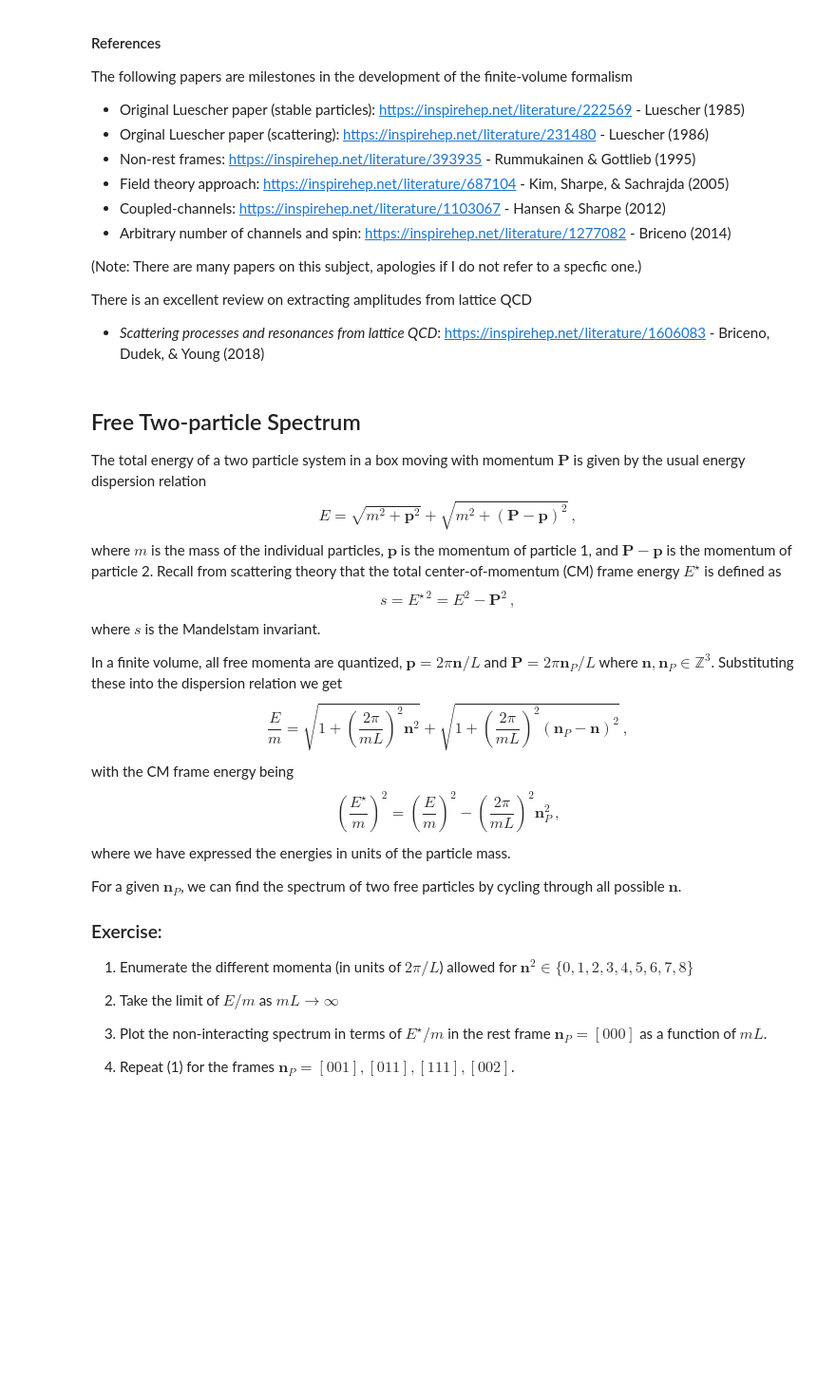
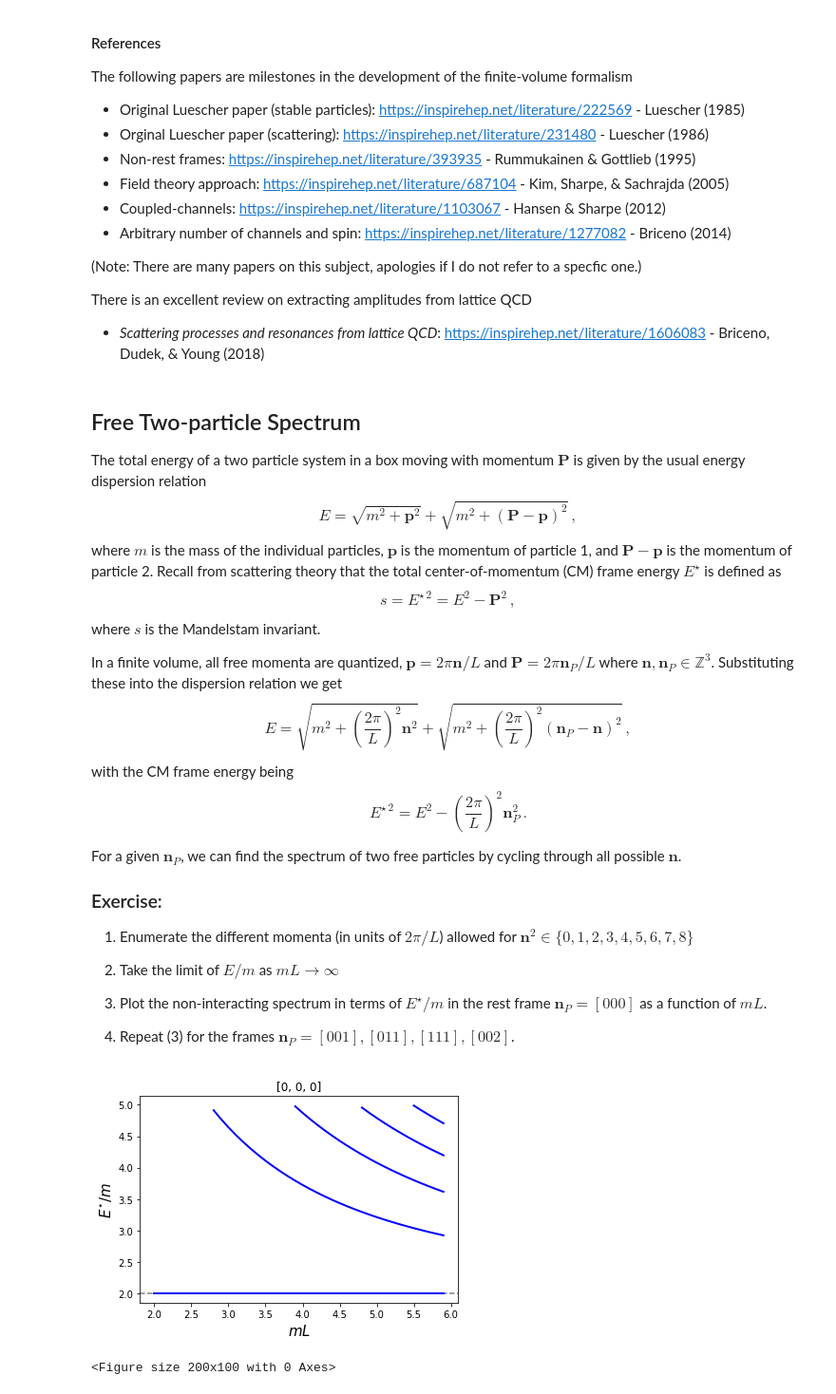
Before and after one commit to ajackura/LatticeSummerSchool2021-ScatteringExercises, a Jupyter notebook: Notebooks-final/hadspec_ex2_luescher.ipynb, the cells around one changed output. Shown at 95% size. Saved outputs shown, nothing was run; the diff lists cells and outputs as text; code cells hidden in the pictures; blank space fills up the shorter version.

```diff
--- a/Notebooks-final/hadspec_ex2_luescher.ipynb
+++ b/Notebooks-final/hadspec_ex2_luescher.ipynb
@@ -65,13 +66,13 @@ where $s$ is the Mandelstam invariant.
 
 In a finite volume, all free momenta are quantized, $\mathbf{p} = 2\pi \mathbf{n} / L$ and $\mathbf{P} = 2\pi \mathbf{n}_P / L$ where $\mathbf{n},\mathbf{n}_P \in \mathbb{Z}^3$. Substituting these into the dispersion relation we get
 $$
-\frac{E}{m} = \sqrt{1 + \left(\frac{2\pi}{mL} \right)^2 \mathbf{n}^2} + \sqrt{1 + \left(\frac{2\pi}{mL} \right)^2(\mathbf{n}_P-\mathbf{n})^2} \, ,
+E = \sqrt{m^2 + \left(\frac{2\pi}{L} \right)^2 \mathbf{n}^2} + \sqrt{m^2 + \left(\frac{2\pi}{L} \right)^2(\mathbf{n}_P-\mathbf{n})^2} \, ,
 $$
 with the CM frame energy being
 $$
-\left(\frac{E^{\star}}{m}\right)^{2} = \left(\frac{E}{m}\right)^2 - \left(\frac{2\pi}{mL} \right)^2 \mathbf{n}_P^2 \, ,
+E^{\star\,2} = E^2 - \left(\frac{2\pi}{L} \right)^2 \mathbf{n}_P^2 \, .
 $$
-where we have expressed the energies in units of the particle mass.
+
 
 For a given $\mathbf{n}_P$, we can find the spectrum of two free particles by cycling through all possible $\mathbf{n}$.
 
@@ -80,7 +81,7 @@ It is useful to express our quantities in terms of a dimensionless mass
 $$
 \bar{m} \equiv \frac{mL}{2\pi}\,
 $$
-Then, the dispersion relation is simply $E / m = \sqrt{1 + \mathbf{n}^2 / \bar{m}^2} + \sqrt{1+ (\mathbf{P}-\mathbf{p})^2/ \bar{m}^2}$. Other dimensionless *barred* variables can be defined similarly, e.g. $\bar{E} = EL / 2\pi$. Note that this allows such conversions $E/m = \bar{E}/\bar{m}$.
+Then, the dispersion relation is simply $E/m  = \sqrt{1 + \mathbf{n}^2 / \bar{m}^2} + \sqrt{1+ (\mathbf{P}-\mathbf{p})^2/ \bar{m}^2}$. Other dimensionless *barred* variables can be defined similarly, e.g. $\bar{E} = EL / 2\pi$. Note that this allows such conversions $E/m = \bar{E}/\bar{m}$.
 --->
 
 ### Exercise:
@@ -91,7 +92,7 @@ Then, the dispersion relation is simply $E / m = \sqrt{1 + \mathbf{n}^2 / \bar{m
 
 2. Plot the non-interacting spectrum in terms of $E^{\star}/m$ in the rest frame $\mathbf{n}_P = [000]$ as a function of $mL$.
 
-3. Repeat (1) for the frames $\mathbf{n}_P = [001], [011], [111], [002]$.
+3. Repeat (3) for the frames $\mathbf{n}_P = [001], [011], [111], [002]$.
 # %%
 '''
 Free two-particle spectrum
@@ -116,7 +117,7 @@ def free_spectrum( L, n, nP ):
 
 # generate free spectrum for given L (units of mass), nP, and max energy Ecm_max (units of mass)
 def generate_free_spectrum( L, nP, Ecm_max ):
-    P_sq = ( twoPi / L )**2 * np.dot(nP,nP)         # (2*pi/L)^2 * n^2
+    P_sq = ( twoPi / L )**2 * np.dot(nP,nP)         # (2*pi/L)^2 * nP^2
     n_max = 3.0                                     # max integer for particle momentum
     Energies = []
     intList = np.array(np.arange(-n_max,n_max+1))
@@ -124,36 +125,62 @@ def generate_free_spectrum( L, nP, Ecm_max ):
         n = np.array(i)
         En = free_spectrum(L, n, nP)    # moving frame energy
         Ecm = np.sqrt( En**2 - P_sq )   # convert to CM frame
         Ecm = np.round( Ecm, 10 )
         if Ecm not in Energies:
             if Ecm < Ecm_max:
                 Energies.append(Ecm)
     Energies.sort()
     return Energies
 
-# collect free spectra for various L in L_range array
+# collect free spectra for various L in L_range array into an array of all Ecm and L
 def get_spectrum_data( nP, Ecm_max, L_range ):
     data=[]
-    max_level = 0
+    level_data = []
+    return_data = []
+    max_level, level, L_start = 0, 0, 0
+    # grab all energies for given L
     for L in L_range:
         Ecm = generate_free_spectrum( L, nP, Ecm_max )
         if len(Ecm) > max_level:
             max_level = len(Ecm)
         data.append(Ecm)
 
-    level = 0
-    L_start = 0
-    level_data = []
-    return_data = []
+    # combine L_list with energies
     for _ in range(max_level):
         for i in data:
             if len(i) >= level+1:
                 level_data.append(i[level])
             else:
                 L_start += 1
         return_data.append([L_list[L_start:],level_data.copy()])
         level += 1
         L_start = 0
         level_data.clear()
 
     return return_data
+
+
+# routine to plot spectrum as a function of nP and max Ecm
+def plot_free_spectrum( nP ):
+    L_min, L_max, L_step = 2.0, 6.0, 0.1    # / m
+    L_list = np.arange(L_min,L_max,L_step)
+    spectrum = get_spectrum_data(nP,Ecm_max,L_list)
+    plt.axhline(y=2.0*m, color='gray', linestyle='--') # threshold energy
+    for spec in spectrum:
+        plt.plot(spec[0],spec[1],color="blue",linewidth=2) # plot each energy level (spec[1]) as a function of L (spec[0])
+    plt.title(str(nP))
+    plt.xlabel(r'$mL$',size=15)
+    plt.ylabel(r'$E^{\star}/m$',size=15)
+    plt.figure(figsize=(2,1), dpi= 100, facecolor='w', edgecolor='k')
+
+# zero total momentum
+nP = [0,0,0]
+
+# max CM energy
+Ecm_max = 5.0 # m
+
+# make plot
+plot_free_spectrum(nP)
+# %% [output]
+[figure, added]
+<Figure size 200x100 with 0 Axes>
```
Also changed, not shown: parts of 10 cells of this notebook.
